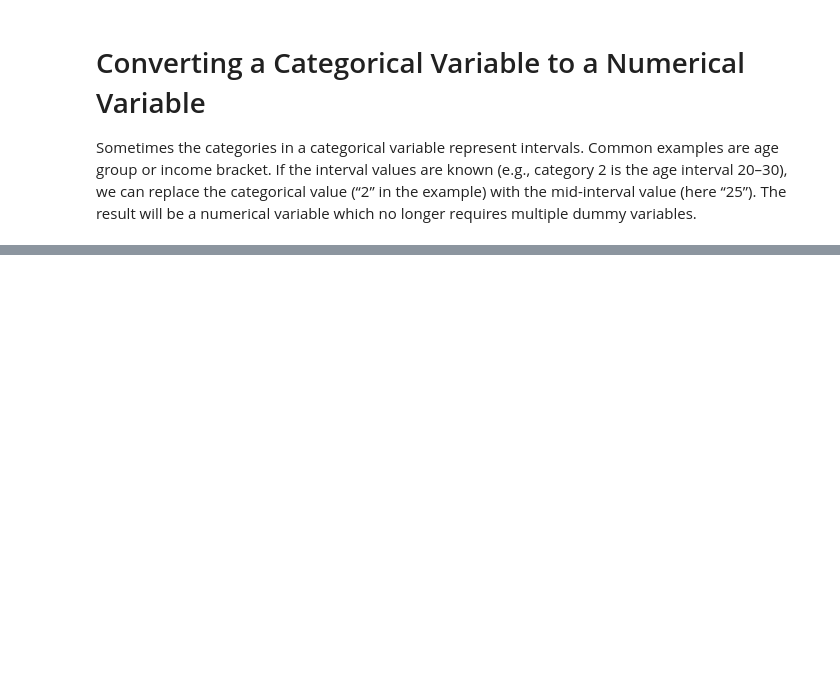
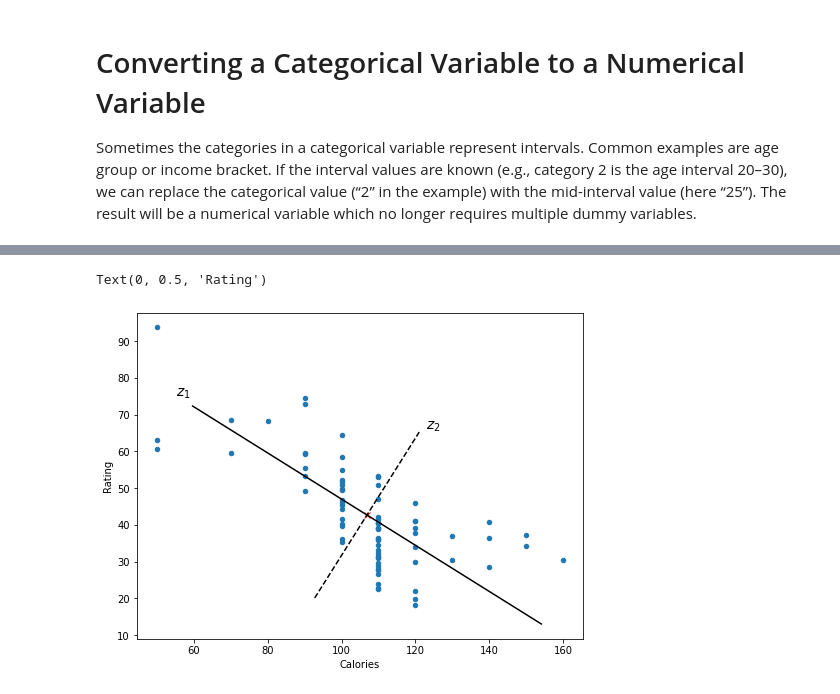
Before and after one commit to jeantardelli/data-mining-for-business-analytics, a Jupyter notebook: analysis/dimension-reduction.ipynb, the cells around one changed output, grey strips where cells are left out. Saved outputs shown, nothing was run; the diff lists cells and outputs as text; code cells hidden in the pictures; blank space fills up the shorter version.

Commit message:
Principal Component Analysis - Pt 1

```diff
--- a/analysis/dimension-reduction.ipynb
+++ b/analysis/dimension-reduction.ipynb
@@ -254,0 +263,3 @@ Sometimes the categories in a categorical variable represent intervals. Common e
+# %%
+cereals_df = pd.read_csv("../datasets/Cereals.csv")
+cereals_df.head(9)
@@ -254,0 +352,17 @@ Sometimes the categories in a categorical variable represent intervals. Common e
+# %%
+pcs = PCA(n_components=2)
+pcs.fit(cereals_df[["calories", "rating"]])
+pcs_summary = pd.DataFrame({"Std. dev": np.sqrt(pcs.explained_variance_),
+                            "Proportion of variance": pcs.explained_variance_ratio_,
+                            "Cumulative proportion": np.cumsum(pcs.explained_variance_ratio_),
+                            "Explained variance": pcs.explained_variance_})
+pcs_summary = pcs_summary.transpose()
+pcs_summary.columns = ["PC1", "PC2"]
+pcs_summary.round(4)
+
+pcs_components_df = pd.DataFrame(pcs.components_.transpose(),
+                                 columns=["PC1", "PC2"],
+                                 index=["calories", "rating"])
+
+scores = pd.DataFrame(pcs.transform(cereals_df[["calories", "rating"]]),
+                      columns=["PC1", "PC2"])
@@ -254,0 +392,36 @@ Sometimes the categories in a categorical variable represent intervals. Common e
+# %%
+fig, ax = plt.subplots(figsize=(8, 6))
+
+
+cereals_df[["calories", "rating"]].plot(kind="scatter", x="calories", y="rating", ax=ax)
+
+# new origin
+plt.plot(pcs.mean_[0], pcs.mean_[1], marker="x", c="r")
+
+# the principal component centers a (x, y) around the mean for the new basis on the origin
+# of the form pca.mean_ + np.sqrt(pca.explained_variance_) * pca.components_
+# sucha that the projection of the (x, y) will be:
+# (x - pcs.mean_[0]) + pcs_summary.PCn["Std. dev"] * pcs_components_df.PCn.calories +
+# (y - pcs.mean_[1]) + pcs_summary.PCn["Std. dev"] * pcs_components_df.PCn.rating = projection
+
+# first principal component
+plt.plot([pcs.mean_[0] + - 2.5 * pcs_summary.PC1["Std. dev"] * pcs_components_df.PC1.calories,
+          pcs.mean_[0] + 2.5 * pcs_summary.PC1["Std. dev"] * pcs_components_df.PC1.calories],
+         [pcs.mean_[1] + - 2.5 * pcs_summary.PC1["Std. dev"] * pcs_components_df.PC1.rating,
+          pcs.mean_[1] + 2.5 * pcs_summary.PC1["Std. dev"] * pcs_components_df.PC1.rating],
+        c="k")
+
+# second principal component
+plt.plot([pcs.mean_[0] + - 3 * pcs_summary.PC2["Std. dev"] * pcs_components_df.PC2.calories,
+          pcs.mean_[0] + 3 * pcs_summary.PC2["Std. dev"] * pcs_components_df.PC2.calories],
+         [pcs.mean_[1] + - 3 * pcs_summary.PC2["Std. dev"] * pcs_components_df.PC2.rating,
+          pcs.mean_[1] + 3 * pcs_summary.PC2["Std. dev"] * pcs_components_df.PC2.rating],
+         "k--")
+
+plt.text(55, 75, "$z_1$", size=14)
+plt.text(123, 66, "$z_2$", size=14)
+plt.xlabel("Calories")
+plt.ylabel("Rating")
+# %% [output]
+Text(0, 0.5, 'Rating')
+[figure, added]
```
Also changed, not shown: parts of 15 cells of this notebook, 1 other file.
